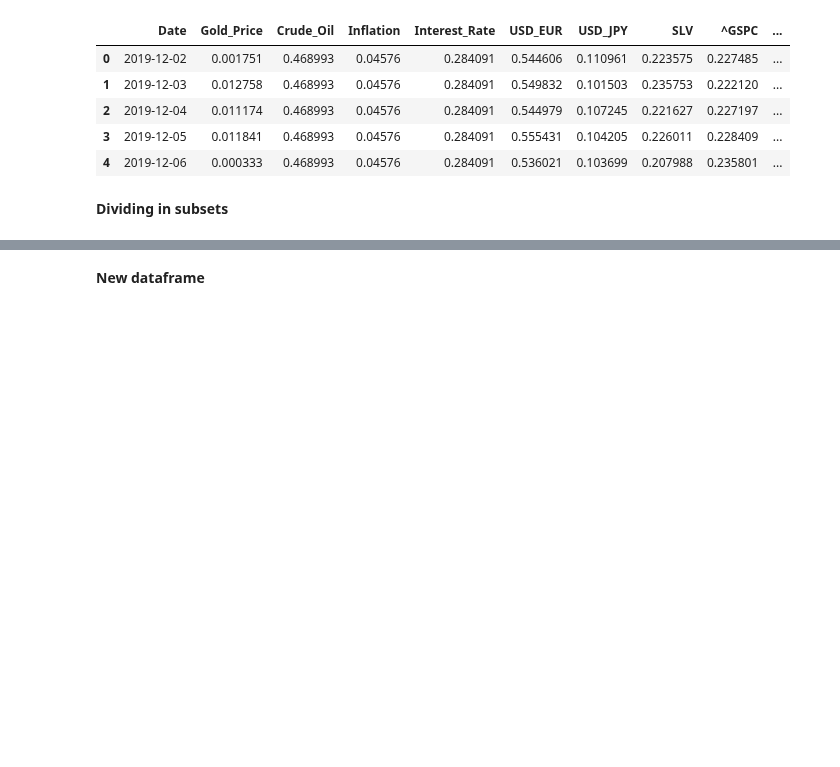
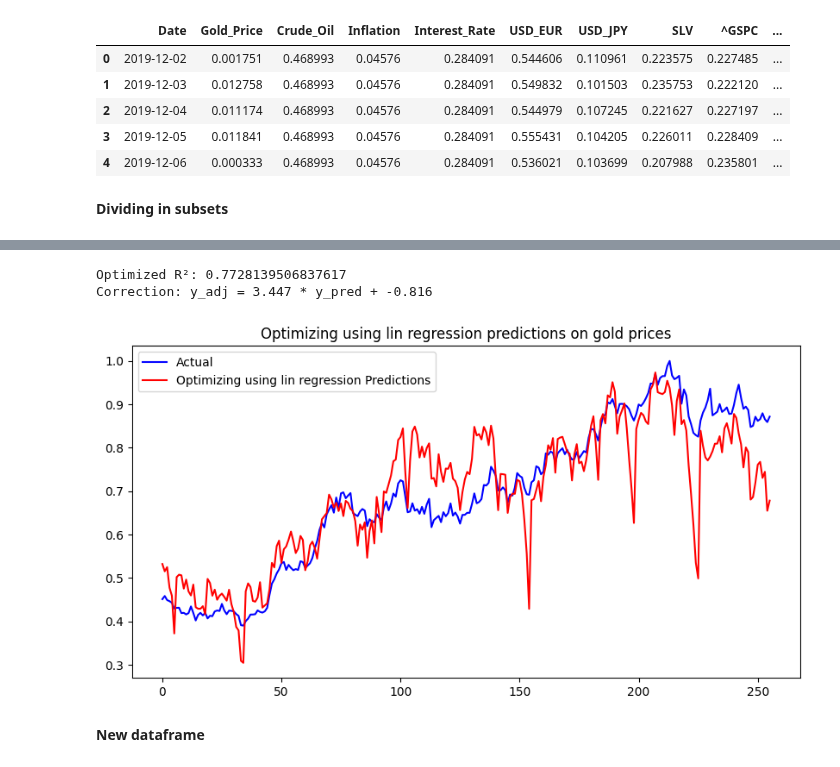
Before and after one commit to sejfovskienes/training_model, a Jupyter notebook: artan_test/script.ipynb, the cells around one changed output, grey strips where cells are left out. Drawn from its saved outputs; the diff is of its cells as text; code cells hidden in the pictures; blank space fills up the shorter version.

Commit message:
flattening using liner regression model

```diff
--- a/artan_test/script.ipynb
+++ b/artan_test/script.ipynb
@@ -161,3 +163,23 @@ plot_results(y_test, y_pred, model.name)
+# %%
+
+X = y_pred.reshape(-1, 1)
+y = y_test
+
+lin_reg = LinearRegression().fit(X, y)
+
+a = lin_reg.coef_[0]
+b = lin_reg.intercept_
+
+y_adj = lin_reg.predict(X)
+
+print("Optimized R²:", r2_score(y, y_adj))
+print("Correction: y_adj = %.3f * y_pred + %.3f" % (a, b))
+
+plot_results(y_test, y_adj, "Optimizing using lin regression")
+# %% [output]
+Optimized R²: 0.7728139506837617
+Correction: y_adj = 3.447 * y_pred + -0.816
+[figure, added]
 # %% [markdown]
 **New dataframe**
 # %%
```
Also changed, not shown: parts of 3 cells of this notebook.
